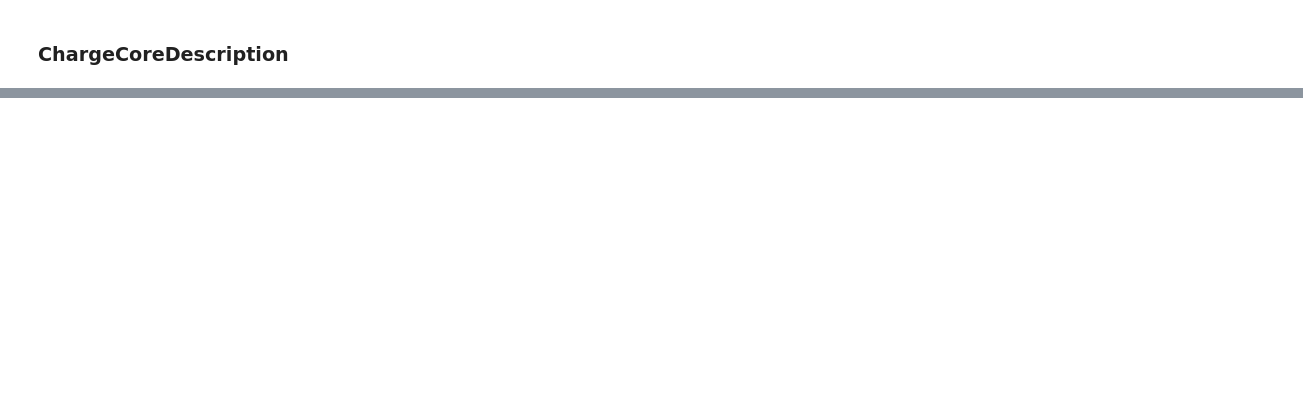
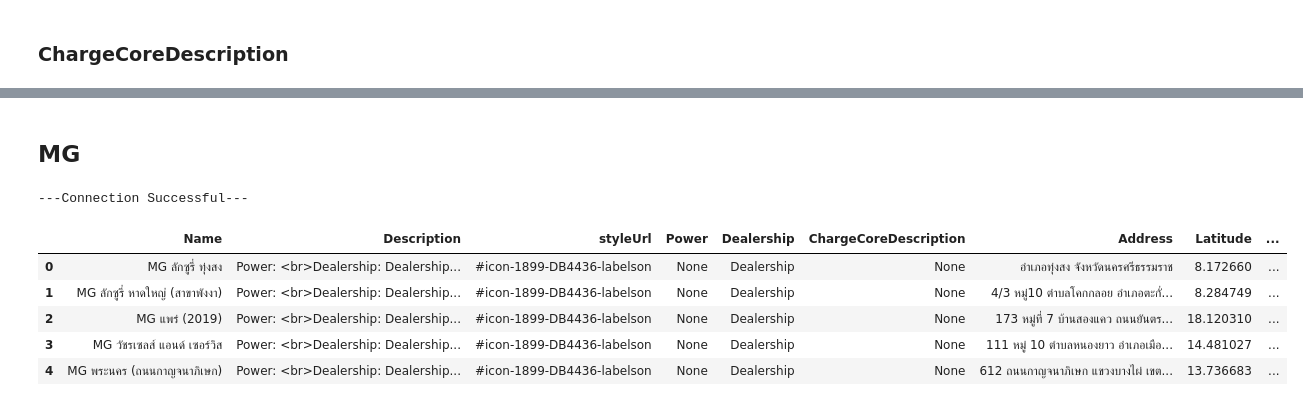
Before and after one commit to Mahmimi/EVChargerPlanner, a Jupyter notebook: code/Transform.ipynb, the cells around one changed output, grey strips where cells are left out. Cells and saved outputs as stored; diff of their text form; code cells hidden in the pictures; blank space fills up the shorter version.

```diff
--- a/code/Transform.ipynb
+++ b/code/Transform.ipynb
@@ -142,0 +604,15 @@ ptt_data
+# %% [markdown]
+## MG
+# %%
+mg_data = fetchdata('MG')
+mg_data['CCS2'] = mg_data['ChargeCoreDescription'].apply(lambda x : 'ccs2' in x.lower().replace(' ','') if type(x) == str else None)
+mg_data['CCS2Count'] = mg_data['ChargeCoreDescription'].apply(lambda x : 2 if type(x) == str else 0)
+mg_data.head()
+# %% [output]
+---Connection Successful---
+|  | Name | Description | styleUrl | Power | Dealership | ChargeCoreDescription | Address | Latitude | ... |
+| 0 | MG ลักซูรี่ ทุ่งสง | Power: <br>Dealership: Dealership... | #icon-1899-DB4436-labelson | None | Dealership | None | อำเภอทุ่งสง จังหวัดนครศรีธรรมราช | 8.172660 | ... |
+| 1 | MG ลักซูรี่ หาดใหญ่ (สาขาพังงา) | Power: <br>Dealership: Dealership... | #icon-1899-DB4436-labelson | None | Dealership | None | 4/3 หมู่10 ตำบลโคกกลอย อำเภอตะกั่... | 8.284749 | ... |
+| 2 | MG แพร่ (2019) | Power: <br>Dealership: Dealership... | #icon-1899-DB4436-labelson | None | Dealership | None | 173 หมู่ที่ 7 บ้านสองแคว ถนนยันตร... | 18.120310 | ... |
+| 3 | MG วัชรเซลส์ แอนด์ เซอร์วิส | Power: <br>Dealership: Dealership... | #icon-1899-DB4436-labelson | None | Dealership | None | 111 หมู่ 10 ตำบลหนองยาว อำเภอเมือ... | 14.481027 | ... |
+| 4 | MG พระนคร (ถนนกาญจนาภิเษก) | Power: <br>Dealership: Dealership... | #icon-1899-DB4436-labelson | None | Dealership | None | 612 ถนนกาญจนาภิเษก แขวงบางไผ่ เขต... | 13.736683 | ... |
```
Also changed, not shown: parts of 56 cells of this notebook.
